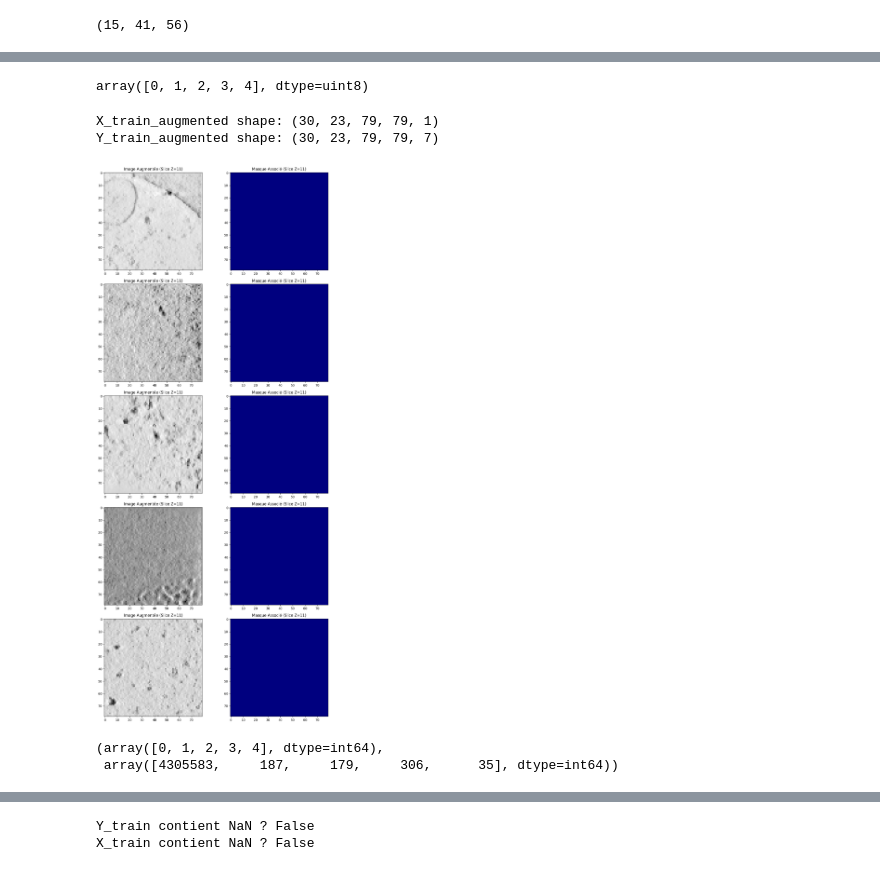
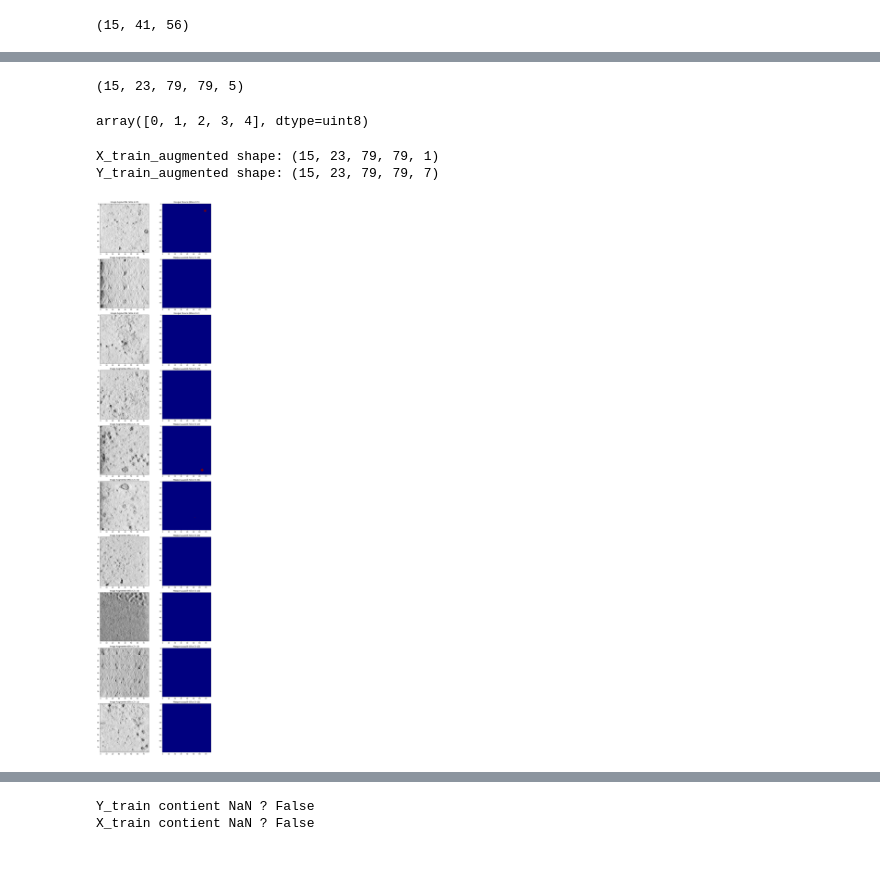
Before and after one commit to noemiegs/Deep-Learning-Project-CS, a Jupyter notebook: test_Unet3D_good.ipynb, the cells around one changed output, grey strips where cells are left out. Saved outputs shown, nothing was run; the diff lists cells and outputs as text; code cells hidden in the pictures.

```diff
--- a/test_Unet3D_good.ipynb
+++ b/test_Unet3D_good.ipynb
@@ -238,0 +258,18 @@ plt.show()
+# %%
+import matplotlib.pyplot as plt
+import math
+
+# --- Histogramme global ---
+global_counts = {}
+for tomogram, molecules in all_targets.items():
+    for molecule, points in molecules.items():
+        global_counts[molecule] = global_counts.get(molecule, 0) + len(points)
+
+plt.figure(figsize=(10, 6))
+plt.bar(global_counts.keys(), global_counts.values(), color='skyblue')
+plt.xlabel("Type de protéine", fontsize=17)  # Taille augmentée
+plt.ylabel("Nombre d'exemplaires", fontsize=17)  # Taille augmentée
+# plt.title("Histogramme global du nombre d'exemplaires de protéines", fontsize=22)  # Taille augmentée
+plt.xticks(rotation=30, fontsize=15)  # Rotation pour meilleure lisibilité
+plt.yticks(fontsize=15)
+plt.show()
@@ -459,10 +498,10 @@ import numpy as np
 #   all_targets = load_targets(TARGET_DIR)
 
 # Pour la résolution 2, le voxel_size est 4 fois celui de la résolution 0 (4 * 10 = 40)
-voxel_size = 40
+voxel_size = 20
 tomogram_folder = 'TS_5_4'
-resolution_group = '2'
-slice_index = 23  # Choix d'une slice au milieu du volume de résolution 2 (le volume a 46 slices)
+resolution_group = '1'
+slice_index = 15  # Choix d'une slice au milieu du volume de résolution 2 (le volume a 46 slices)
 
 # Charger la coupe du tomogramme à la résolution 2
 tomogram_volume = all_data[tomogram_folder][resolution_group]['data']
@@ -849,3 +871,14 @@ print(Y_train_balanced.shape)
+# %%
+# Définir le nombre de classes (7 classes au total, y compris le background)
+num_classes = 5
+
+# Conversion de Y_train_int_balanced en encodage one-hot
+Y_train_balanced = tf.keras.utils.to_categorical(Y_train_int_balanced, num_classes=num_classes)
+
+# Vérifier la nouvelle shape
+Y_train_balanced.shape
+# %% [output]
+(15, 23, 79, 79, 5)
 # %%
 import numpy as np
 
@@ -857,6 +890,7 @@ unique_values
 array([0, 1, 2, 3, 4], dtype=uint8)
 # %%
 import numpy as np
+import random
 import tensorflow as tf
 import matplotlib.pyplot as plt
 import albumentations as A
@@ -867,9 +901,9 @@ transformations = A.Compose([
     A.HorizontalFlip(p=0.5),
     A.VerticalFlip(p=0.5),
     A.RandomRotate90(p=0.5),
-    A.ElasticTransform(alpha=15, sigma=2.5, p=0.5),
-    A.GaussNoise(var_limit=(10.0, 50.0), p=0.3),
-    A.RandomBrightnessContrast(brightness_limit=0.2, contrast_limit=0.2, p=0.5)
+    # A.ElasticTransform(alpha=15, sigma=2.5, p=0.5),
+    # A.GaussNoise(var_limit=(10.0, 50.0), p=0.3),
+    # A.RandomBrightnessContrast(brightness_limit=0.2, contrast_limit=0.2, p=0.5)
 ], additional_targets={'mask': 'image'})
 
 
@@ -905,7 +939,7 @@ def visualize_augmented_samples(X_aug, Y_aug, all_targets, voxel_size, num_sampl
     for i, idx in enumerate(indices):
         image = X_aug[idx].squeeze()
         mask = Y_aug[idx].argmax(axis=-1)  # Convertir one-hot en index de classe
-        slice_idx = image.shape[0] // 2  # Slice médiane sur l'axe Z
+        slice_idx = random.randint(0,23)  # Slice médiane sur l'axe Z
 
         axes[i, 0].imshow(image[slice_idx, :, :], cmap='gray')
         axes[i, 0].set_title("Image Augmentée (Slice Z={})".format(slice_idx))
@@ -942,42 +976,37 @@ for i in range(len(X_train_balanced)):
     mask = Y_train_int_balanced[i]
 
     # Vérifier si l'image contient une protéine (au moins un voxel > 0 dans le masque)
     if np.any(mask > 0):
         # Appliquer l'augmentation sur l'image et son masque
         augmented_image, augmented_mask = apply_augmentations(image.squeeze(), mask)
 
         # S'assurer que l'augmentation garde la même forme
         augmented_image = np.array(augmented_image, dtype=np.float32)
         augmented_mask = np.array(augmented_mask, dtype=np.uint8)
 
         # Ajouter les données transformées
         X_train_augmented.append(augmented_image[..., np.newaxis])  # Restaurer la dimension du canal
         Y_train_augmented.append(augmented_mask)
     else:
         # Ajouter directement les images sans augmentation si elles ne contiennent pas de protéines
         X_train_augmented.append(image)
         Y_train_augmented.append(mask)
 
 # Convertir en tableau numpy
 X_train_augmented = np.array(X_train_augmented, dtype=np.float32)
 Y_train_int_augmented = np.array(Y_train_augmented, dtype=np.uint8)
 Y_train_augmented = tf.keras.utils.to_categorical(Y_train_int_augmented, num_classes=7)
 
 # Affichage des nouvelles tailles
 print("X_train_augmented shape:", X_train_augmented.shape)
 print("Y_train_augmented shape:", Y_train_augmented.shape)
 
 # Visualiser plusieurs images augmentées avec protéines associées
-visualize_augmented_samples(X_train_augmented, Y_train_augmented, all_targets, voxel_size, num_samples=5)
+visualize_augmented_samples(X_train_augmented, Y_train_augmented, all_targets, voxel_size, num_samples=10)
 # %% [output]
-X_train_augmented shape: (30, 23, 79, 79, 1)
-Y_train_augmented shape: (30, 23, 79, 79, 7)
+X_train_augmented shape: (15, 23, 79, 79, 1)
+Y_train_augmented shape: (15, 23, 79, 79, 7)
-[figure, old version]
+[figure, new version]
-# %%
-np.unique(Y_train_augmented.argmax(axis=-1), return_counts=True)
-# %% [output]
-(array([0, 1, 2, 3, 4], dtype=int64),
- array([4305583,     187,     179,     306,      35], dtype=int64))
 # %%
 from sklearn.model_selection import train_test_split
 
```
Also changed, not shown: parts of 11 cells of this notebook.
